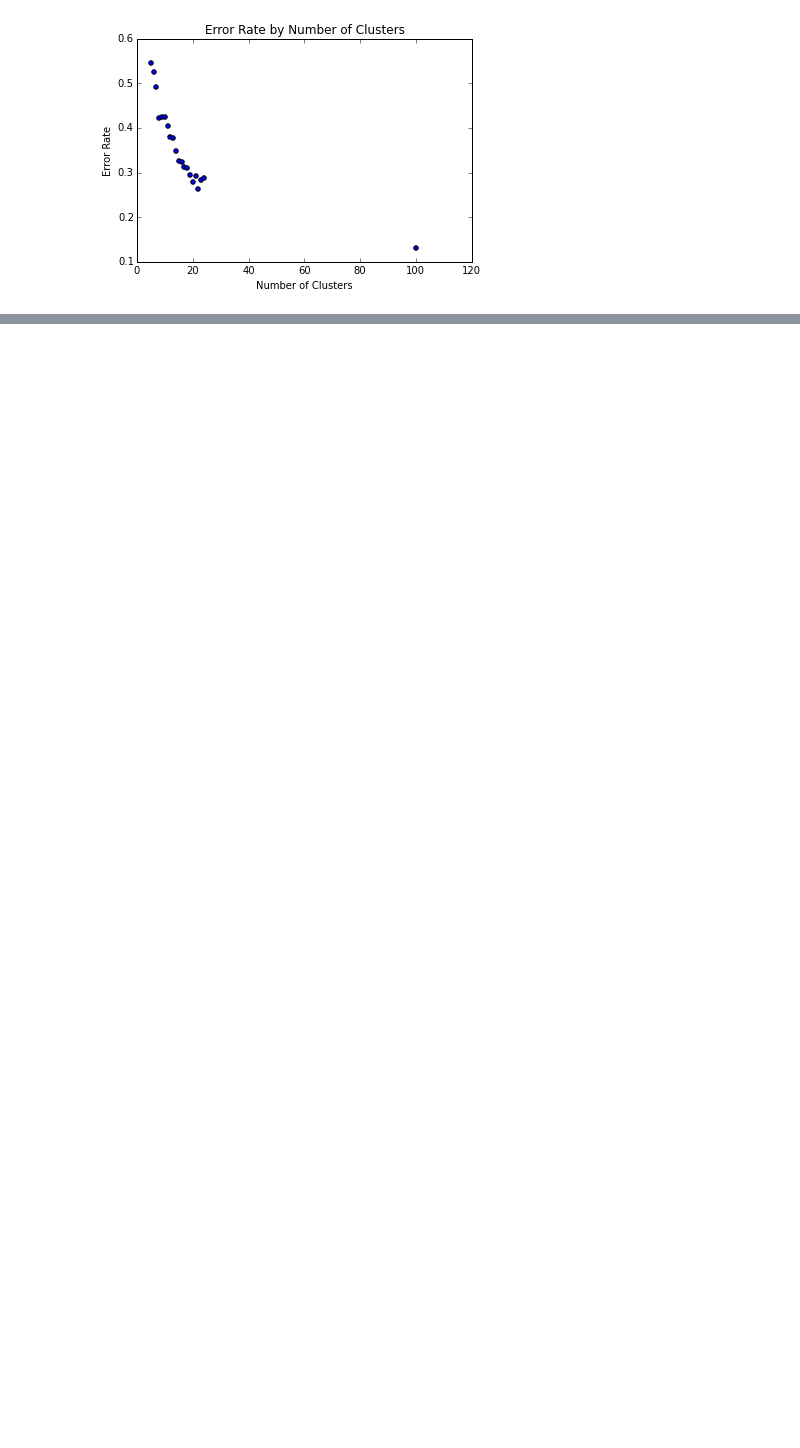
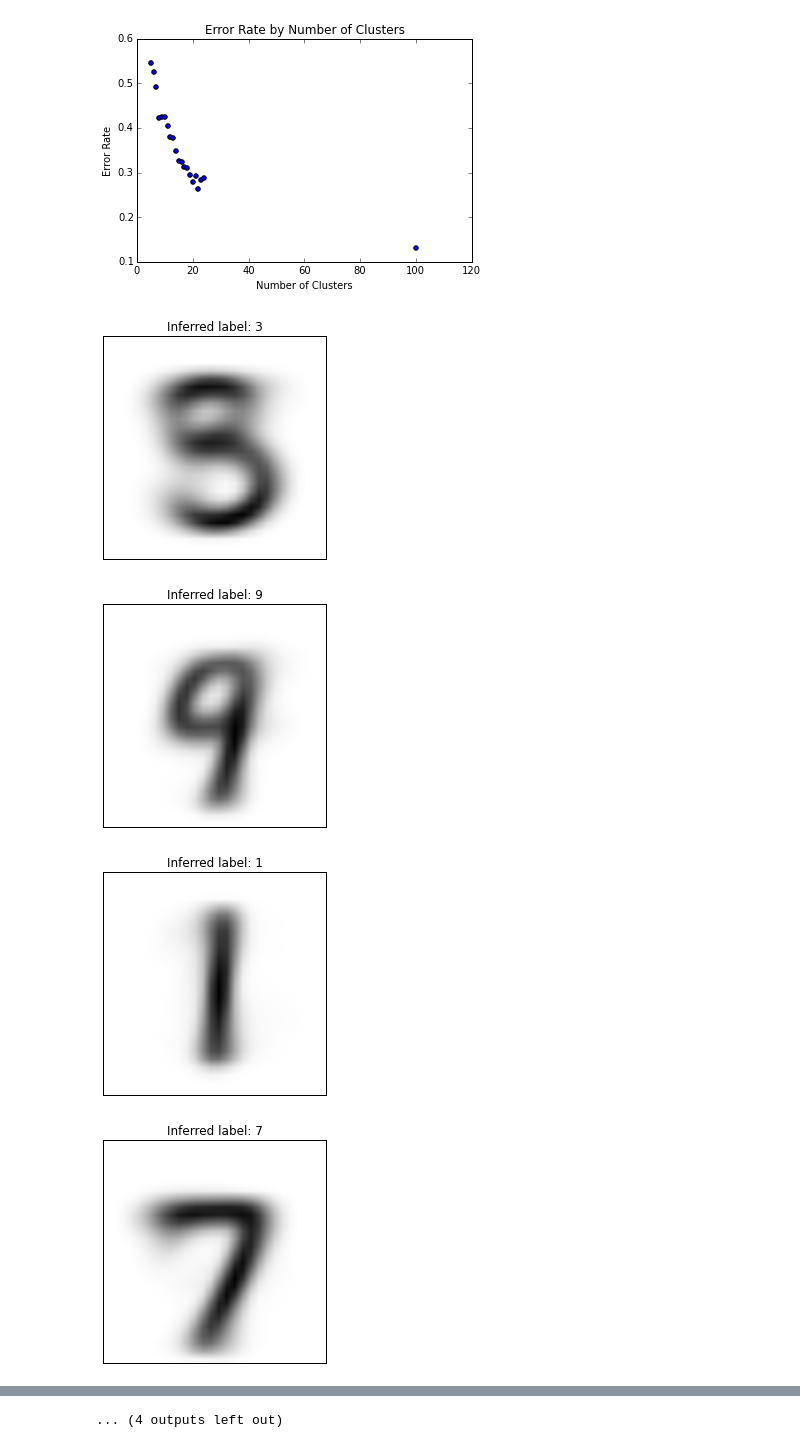
Before and after one commit to Datamine/MNIST-K-Means-Clustering, a Jupyter notebook: Kmeans.ipynb, the cells around one changed output, grey strips where cells are left out. Drawn from its saved outputs; the diff is of its cells as text; code cells hidden in the pictures; blank space fills up the shorter version.

```diff
--- a/Kmeans.ipynb
+++ b/Kmeans.ipynb
@@ -202,3 +202,11 @@ plt.show()
 k = 16
 trained_clusters, trained_centroids = cluster(training, k)
 labelled_centroids = assign_labels_to_centroids(trained_clusters, trained_centroids)
+# %%
+for x in labelled_centroids:
+    display_digit(x, title=x[0])
+# %% [output]
+[figure, added]
+[figure, added]
+[figure, added]
+[figure, added]
@@ -204,0 +221 @@ labelled_centroids = assign_labels_to_centroids(trained_clusters, trained_centro
+... (4 outputs left out)
```
Also changed, not shown: parts of 1 cell of this notebook, 1 other file.
